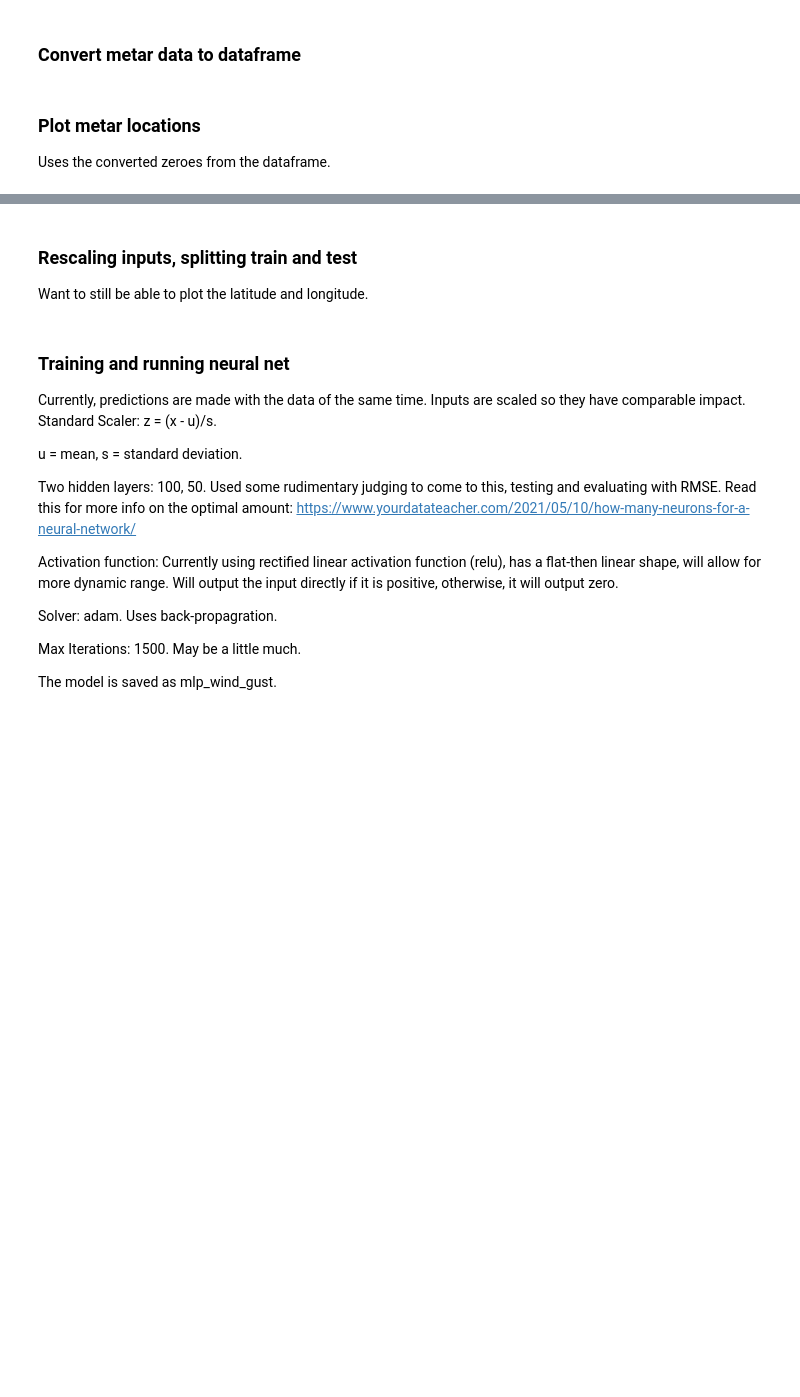
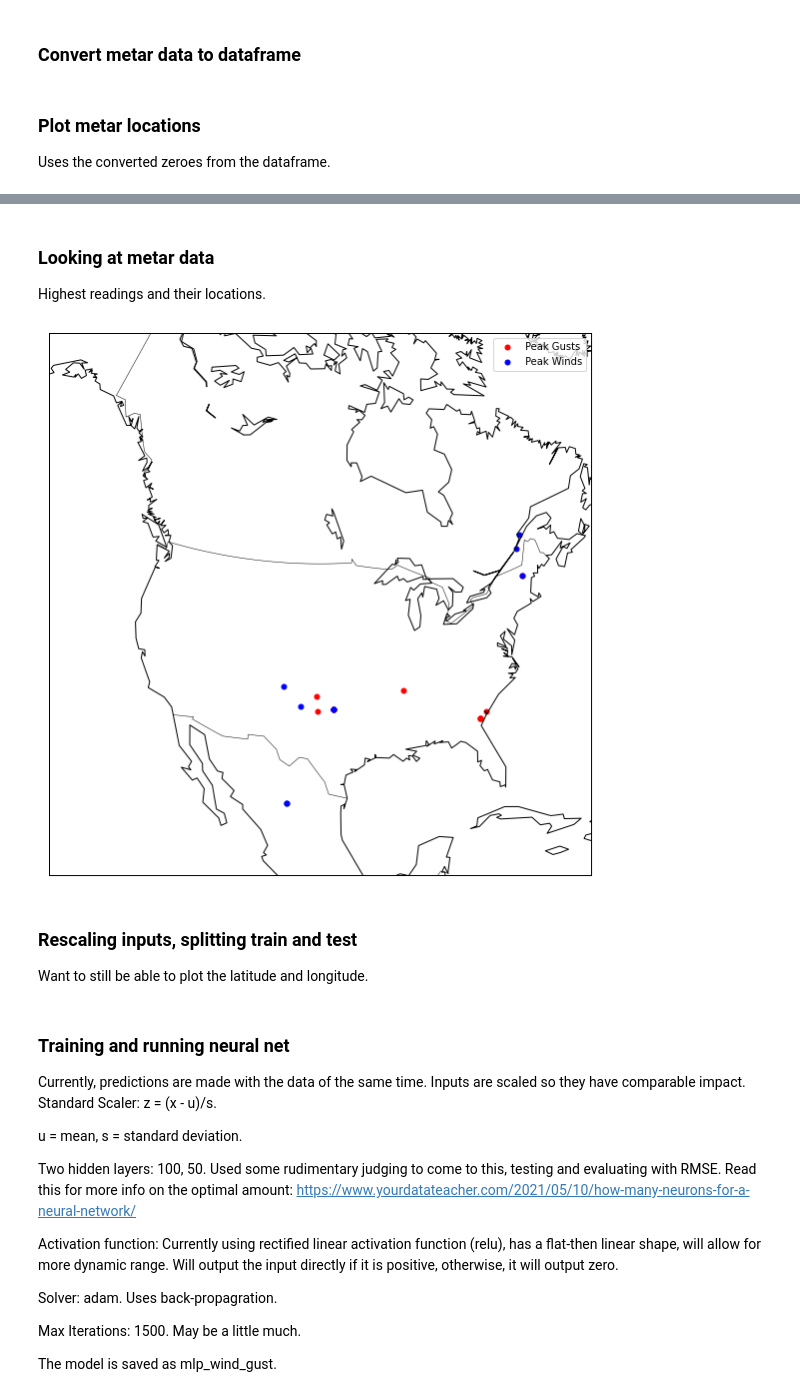
Before and after one commit to jesseturner/Wind-Gust-Predictions, a Jupyter notebook: METAR_NN_Model.ipynb, the cells around one changed output, grey strips where cells are left out. Saved outputs shown, nothing was run; the diff lists cells and outputs as text; code cells hidden in the pictures; blank space fills up the shorter version.

Commit message:
New plot, highest measured gusts and wind speeds

```diff
--- a/METAR_NN_Model.ipynb
+++ b/METAR_NN_Model.ipynb
@@ -155,3 +157,31 @@ plt.show()
+# %% [markdown]
+### Looking at metar data
+
+Highest readings and their locations.
+# %%
+gust_metar = met_df.sort_values(by=['MetWindGust'], ascending=False)
+highest_gust = gust_metar[0:10]
+
+wind_metar = met_df.sort_values(by=['WindSpeed'], ascending=False)
+highest_wind = wind_metar[0:10]
+
+fig = plt.figure(figsize=(10, 10))
+m = Basemap(projection='lcc', resolution='c',
+            width=6E6, height=6E6,
+            lat_0=45, lon_0=-100, )
+m.drawcoastlines()
+m.drawmapboundary()
+m.drawcountries()
+parallels = np.arange(0., 81, 10.)
+meridians = np.arange(10., 351., 20.)
+
+m.scatter(highest_gust.Longitude, highest_gust.Latitude, latlon=True, c='Red', vmin=0, vmax=50, s=25, label='Peak Gusts')
+m.scatter(highest_wind.Longitude, highest_wind.Latitude, latlon=True, c='Blue', vmin=0, vmax=50, s=25, label='Peak Winds')
+
+plt.legend()
+plt.show()
+# %% [output]
+[figure, added]
 # %% [markdown]
 ### Rescaling inputs, splitting train and test
 
```
Also changed, not shown: parts of 1 cell of this notebook.
